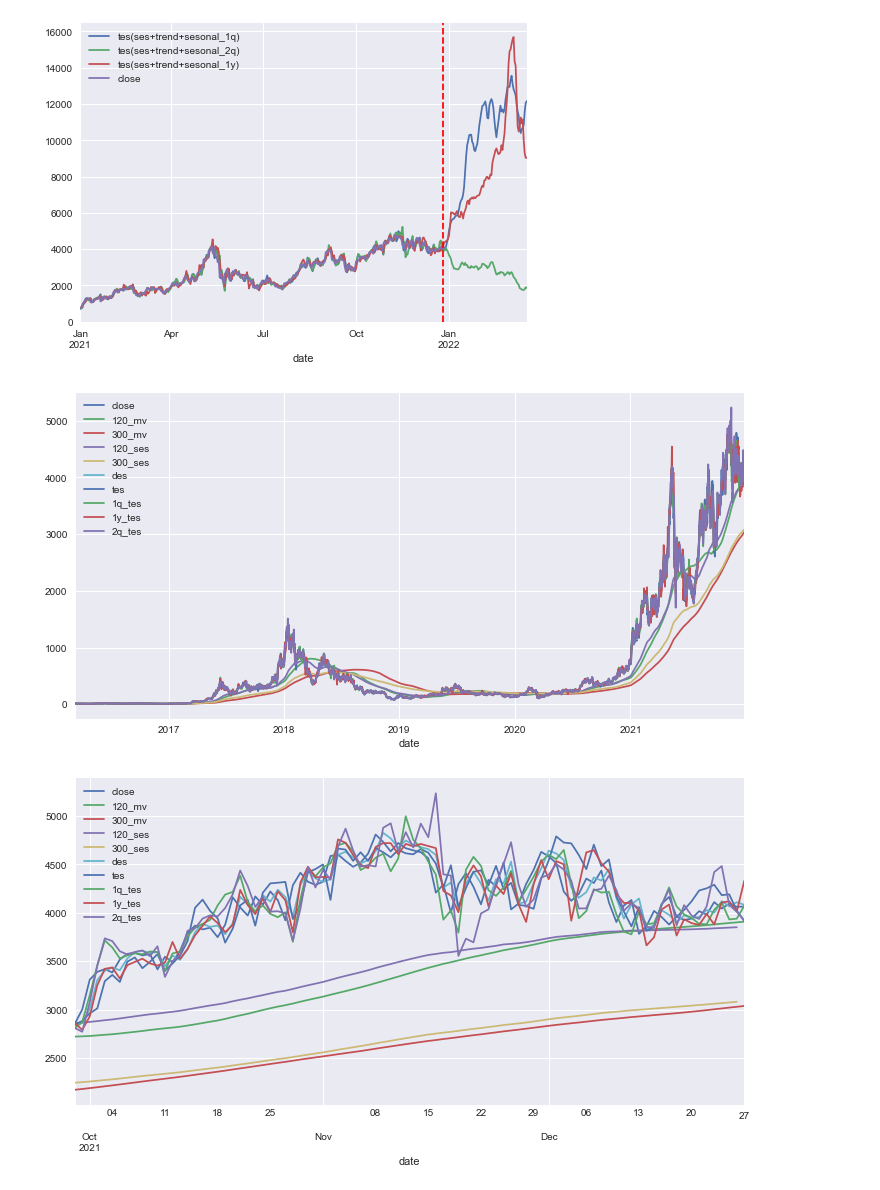
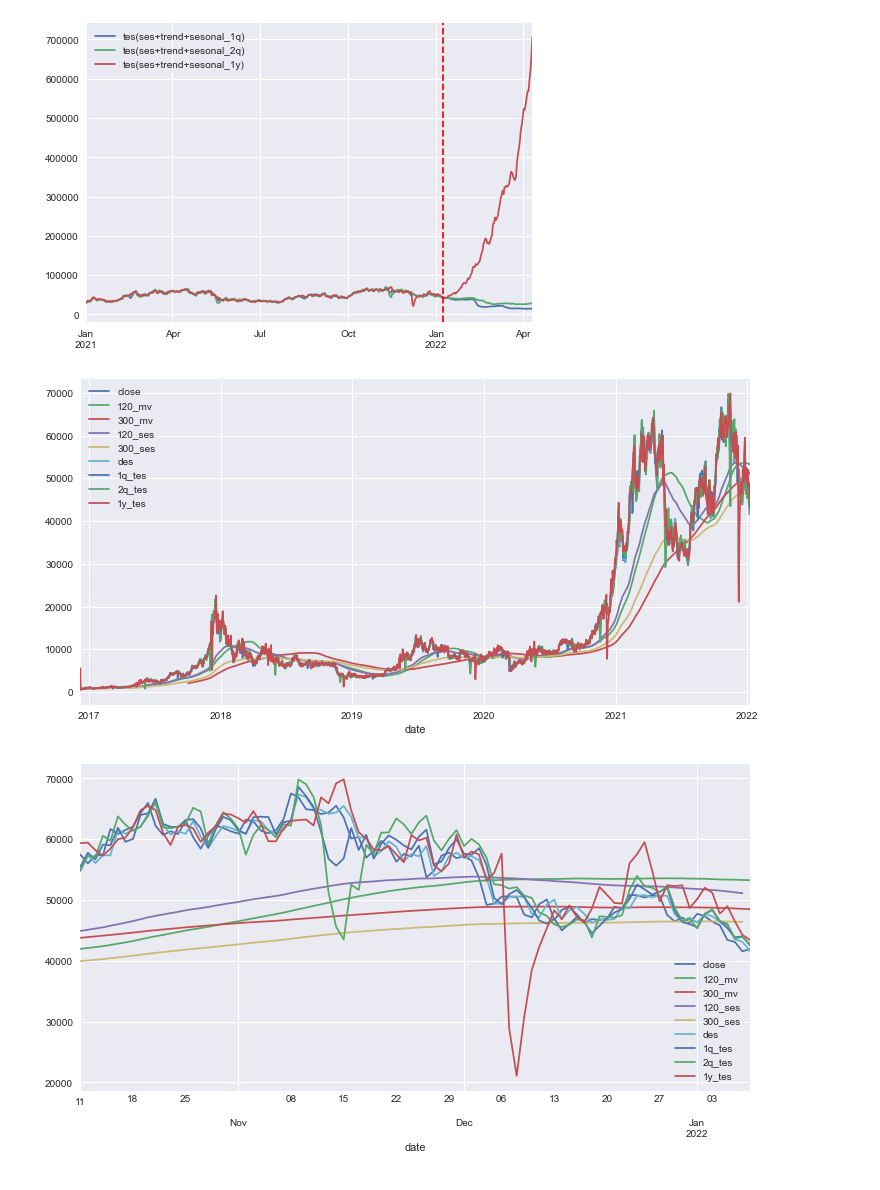
Before and after one commit to sw-song/kaggle-study, a Jupyter notebook: 00_08_holt_winters/bitcoin_predict.ipynb, the cells around one changed output. Drawn from its saved outputs; the diff is of its cells as text; code cells hidden in the pictures.

```diff
--- a/00_08_holt_winters/bitcoin_predict.ipynb
+++ b/00_08_holt_winters/bitcoin_predict.ipynb
@@ -11,6 +11,6 @@ warnings.filterwarnings(action='ignore')
 
 from statsmodels.tsa.api import SimpleExpSmoothing, ExponentialSmoothing
 # %%
-df_raw = pd.read_csv('./data/ether_df.csv')
-df_raw.head()
+df_raw = pd.read_csv('./data/bitcoin.csv', thousands=',')
+df_raw.tail()
 # %% [output]
@@ -23,4 +22,0 @@ df_raw.head()
-# %%
-df_raw.set_index(['date'], inplace=True)
-df_raw.sort_index(inplace=True)
-df_raw.head()
@@ -35,5 +23,8 @@ df_raw.head()
 # %%
-df = df_raw[['close']]
-df.index = pd.to_datetime(df.index)
-df.index
+df = df_raw[['종가']].astype('float64')
+df.index = pd.to_datetime(df_raw['날짜'], format="%Y년 %m월 %d일")
+df.columns = ['close']
+df.index.name = 'date'
+df.sort_index(inplace=True)
+df
 # %% [output]
@@ -113,34 +141,33 @@ plt.show()
 # %%
 tes = ExponentialSmoothing(df['close'], trend='mul', seasonal='mul', seasonal_periods=90)
 tes = tes.fit()
-tes.predict(start=0, end=2200)["2021":].plot(label='tes(ses+trend+sesonal_1q)')
+tes.predict(start=0, end=1950)["2021":].plot(label='tes(ses+trend+sesonal_1q)')
 tes = tes.fittedvalues
 df['1q_tes'] = tes
 
 tes = ExponentialSmoothing(df['close'], trend='mul', seasonal='mul', seasonal_periods=180)
 tes = tes.fit()
-tes.predict(start=0, end=2200)["2021":].plot(label='tes(ses+trend+sesonal_2q)')
+tes.predict(start=0, end=1950)["2021":].plot(label='tes(ses+trend+sesonal_2q)')
 tes = tes.fittedvalues
 df['2q_tes'] = tes
 
 tes = ExponentialSmoothing(df['close'], trend='mul', seasonal='mul', seasonal_periods=365)
 tes = tes.fit()
-tes.predict(start=0, end=2200)["2021":].plot(label='tes(ses+trend+sesonal_1y)')
+tes.predict(start=0, end=1950)["2021":].plot(label='tes(ses+trend+sesonal_1y)')
 tes = tes.fittedvalues
 df['1y_tes'] = tes
 
-df['close']["2021":].plot(label='close')
+plt.axvline(df.index[-1], c='r', linestyle='--')
 
 plt.legend()
-plt.axvline(df.index[2117], linestyle='--', color='r')
 plt.show()
 # %% [output]
-[figure, old version]
+[figure, new version]
 # %%
 df.plot(figsize=(12,6));
 # %% [output]
-[figure, old version]
+[figure, new version]
 # %%
 df.iloc[-90:].plot(figsize=(12,6));
 # %% [output]
-[figure, old version]
+[figure, new version]
```
Also changed, not shown: parts of 12 cells of this notebook, 1 other file.
